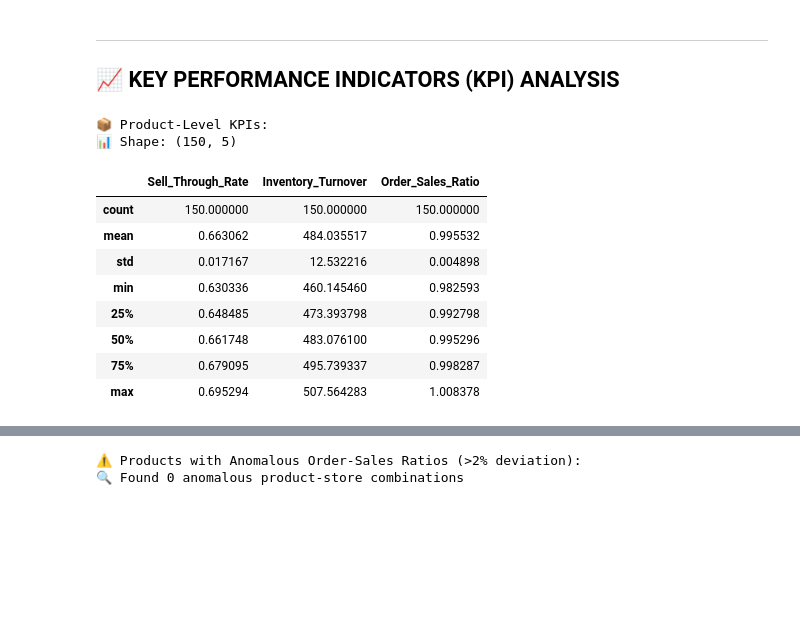
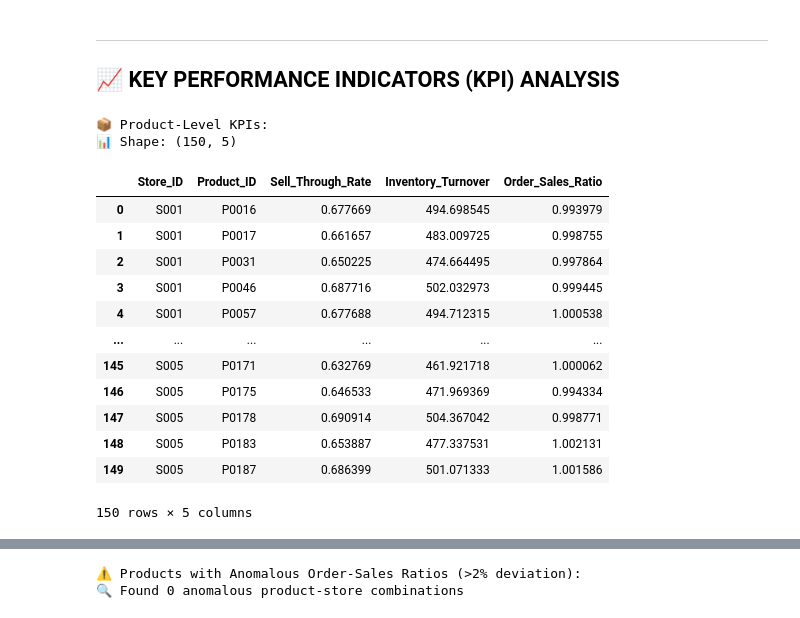
Before and after one commit to gnaneshgunda/Inventory_management, a Jupyter notebook: sql-task-2.ipynb, the cells around one changed output, grey strips where cells are left out. Cells and saved outputs as stored; diff of their text form; code cells hidden in the pictures; blank space fills up the shorter version.

```diff
--- a/sql-task-2.ipynb
+++ b/sql-task-2.ipynb
@@ -257,40 +301,44 @@ df_kpi_by_store.describe()
 # %%
 # =============================================================================
 # QUERY 2B: PRODUCT-LEVEL KPIs
 # =============================================================================
 
 # Calculate KPIs for each product-store combination
 gquery_3 = """
 SELECT
     Store_ID,
     Product_ID,
 
     SUM(Units_Sold) * 1.0 /
     NULLIF(SUM(Inventory_Level), 0) AS Sell_Through_Rate,
 
     SUM(Units_Sold) * 1.0 /
     NULLIF(AVG(Inventory_Level), 0) AS Inventory_Turnover,
 
     SUM(Units_Ordered) * 1.0 /
     NULLIF(SUM(Units_Sold), 0) AS Order_Sales_Ratio
 
 FROM InventoryData
 GROUP BY Store_ID, Product_ID;
 """
 
 print("📦 Product-Level KPIs:")
 df_kpi_by_product = pd.read_sql_query(gquery_3, conn)
 print(f"📊 Shape: {df_kpi_by_product.shape}")
-df_kpi_by_product.describe()
+df_kpi_by_product
 # %% [output]
 📦 Product-Level KPIs:
 📊 Shape: (150, 5)
-|  | Sell_Through_Rate | Inventory_Turnover | Order_Sales_Ratio |
-| count | 150.000000 | 150.000000 | 150.000000 |
-| mean | 0.663062 | 484.035517 | 0.995532 |
-| std | 0.017167 | 12.532216 | 0.004898 |
-| min | 0.630336 | 460.145460 | 0.982593 |
-| 25% | 0.648485 | 473.393798 | 0.992798 |
-| 50% | 0.661748 | 483.076100 | 0.995296 |
-| 75% | 0.679095 | 495.739337 | 0.998287 |
-| max | 0.695294 | 507.564283 | 1.008378 |
+|  | Store_ID | Product_ID | Sell_Through_Rate | Inventory_Turnover | Order_Sales_Ratio |
+| 0 | S001 | P0016 | 0.677669 | 494.698545 | 0.993979 |
+| 1 | S001 | P0017 | 0.661657 | 483.009725 | 0.998755 |
+| 2 | S001 | P0031 | 0.650225 | 474.664495 | 0.997864 |
+| 3 | S001 | P0046 | 0.687716 | 502.032973 | 0.999445 |
+| 4 | S001 | P0057 | 0.677688 | 494.712315 | 1.000538 |
+| ... | ... | ... | ... | ... | ... |
+| 145 | S005 | P0171 | 0.632769 | 461.921718 | 1.000062 |
+| 146 | S005 | P0175 | 0.646533 | 471.969369 | 0.994334 |
+| 147 | S005 | P0178 | 0.690914 | 504.367042 | 0.998771 |
+| 148 | S005 | P0183 | 0.653887 | 477.337531 | 1.002131 |
+| 149 | S005 | P0187 | 0.686399 | 501.071333 | 1.001586 |
+150 rows × 5 columns
```
Also changed, not shown: parts of 11 cells of this notebook, 1 other file.
